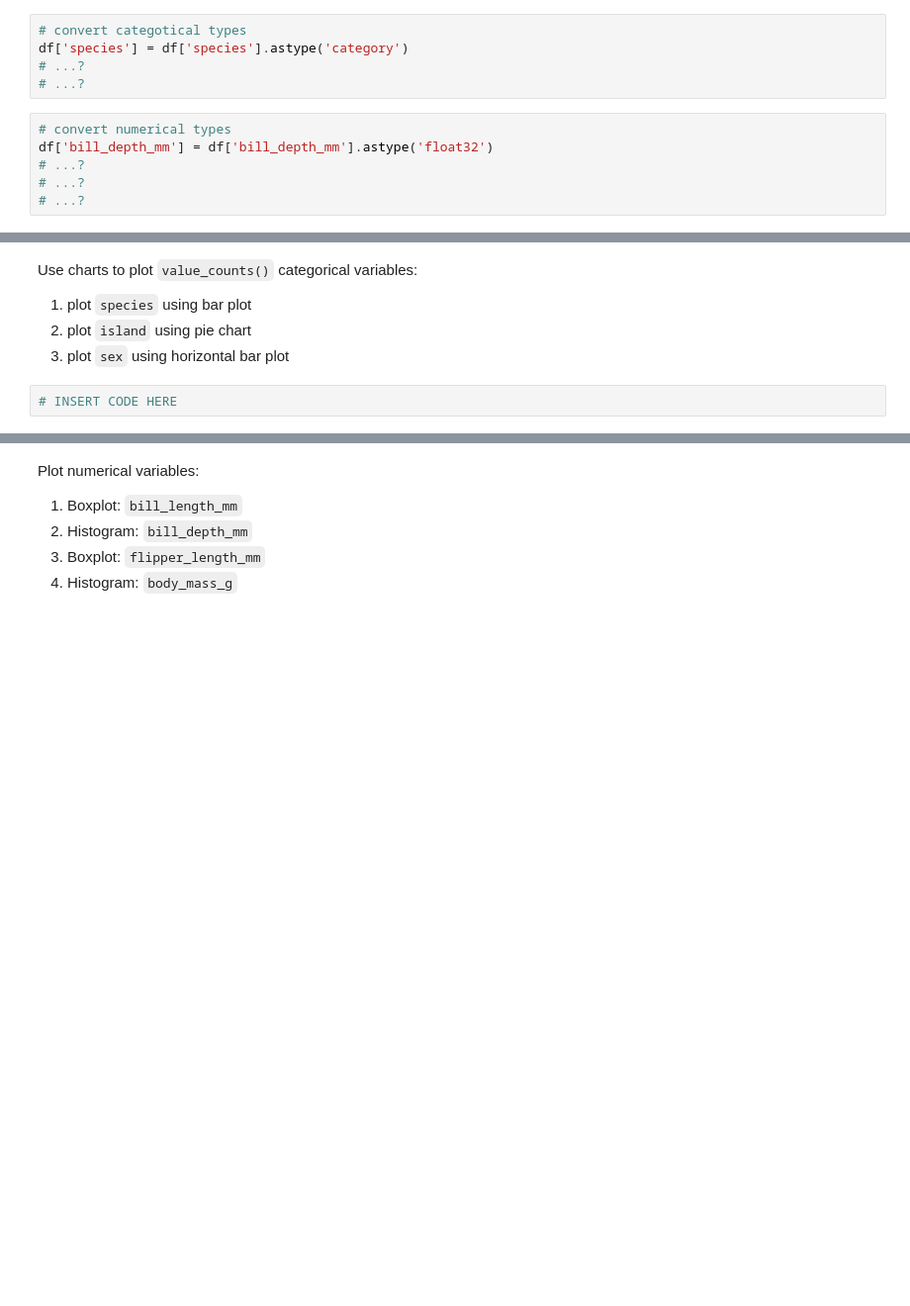
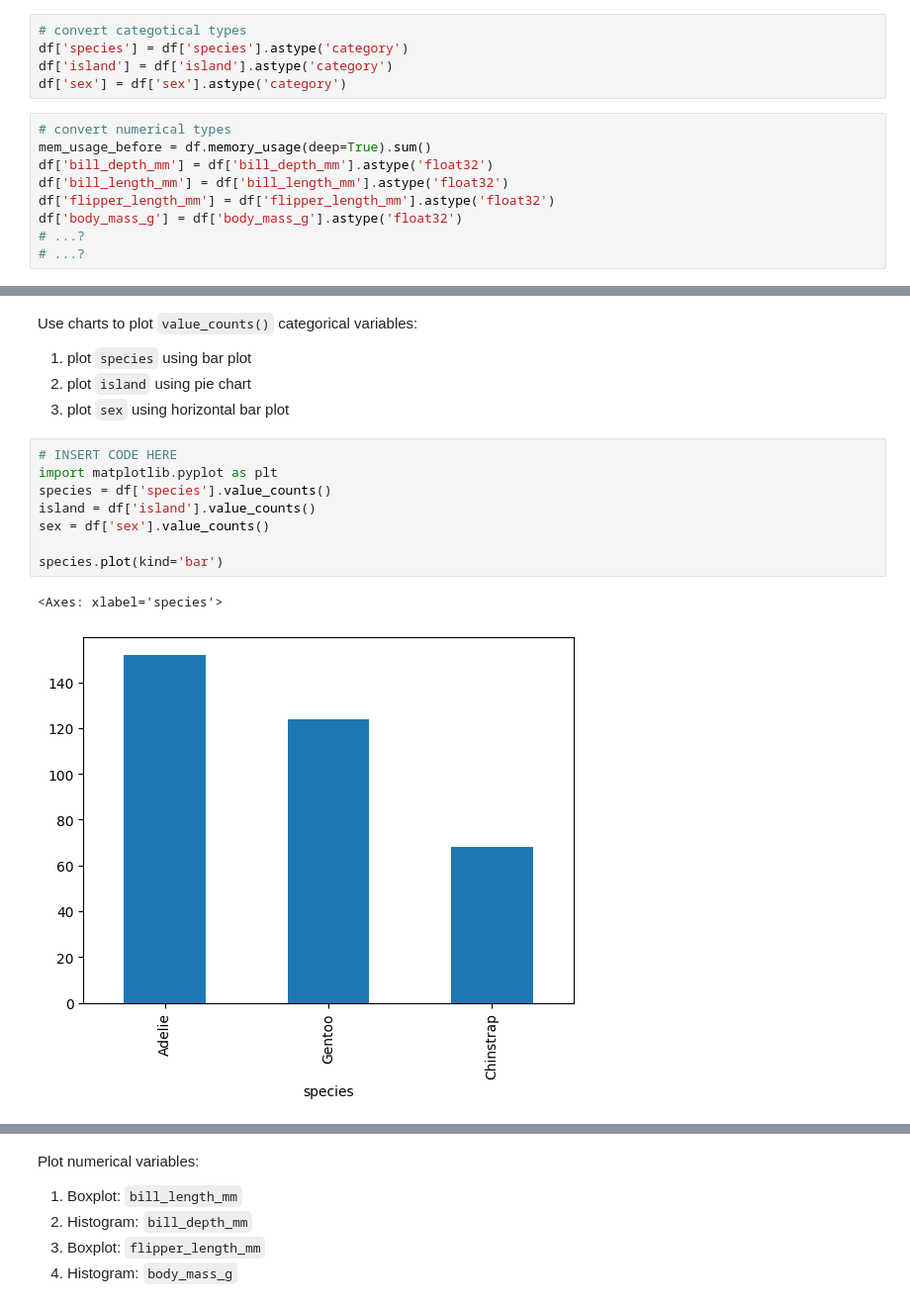
Before and after one commit to musaad-ai/B5, a Jupyter notebook: content/W2/M3/exercises/eda_penguins_ex.ipynb, the cells around one changed output, grey strips where cells are left out. Shown at 99% size. Drawn from its saved outputs; the diff is of its cells as text; blank space fills up the shorter version.

```diff
--- a/content/W2/M3/exercises/eda_penguins_ex.ipynb
+++ b/content/W2/M3/exercises/eda_penguins_ex.ipynb
@@ -98,13 +60,16 @@ mem_usage_before = df.memory_usage(deep=True)
 # %%
 # convert categotical types
 df['species'] = df['species'].astype('category')
-# ...?
-# ...?
+df['island'] = df['island'].astype('category')
+df['sex'] = df['sex'].astype('category')
 # %%
 # convert numerical types
+mem_usage_before = df.memory_usage(deep=True).sum()
 df['bill_depth_mm'] = df['bill_depth_mm'].astype('float32')
+df['bill_length_mm'] = df['bill_length_mm'].astype('float32')
+df['flipper_length_mm'] = df['flipper_length_mm'].astype('float32')
+df['body_mass_g'] = df['body_mass_g'].astype('float32')
 # ...?
 # ...?
-# ...?
 # %% [markdown]
 Calculate memory saved after type conversion
@@ -137,5 +133,14 @@ Use charts to plot `value_counts()` categorical variables:
 1. plot `species` using bar plot
 1. plot `island` using pie chart
 1. plot `sex` using horizontal bar plot
-# %%
-# INSERT CODE HERE
+# %%
+# INSERT CODE HERE
+import matplotlib.pyplot as plt
+species = df['species'].value_counts()
+island = df['island'].value_counts()
+sex = df['sex'].value_counts()
+
+species.plot(kind='bar')
+# %% [output]
+<Axes: xlabel='species'>
+[figure, added]
```
Also changed, not shown: parts of 13 cells of this notebook, 2 other files.
